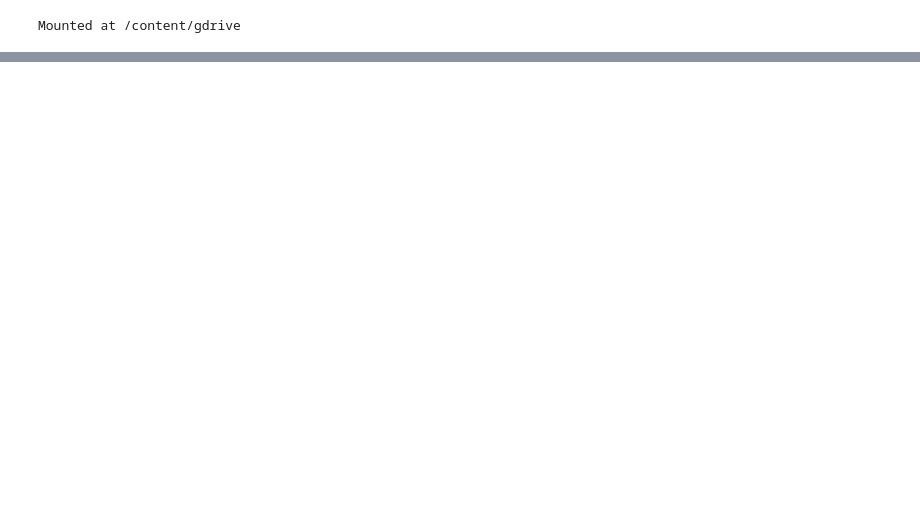
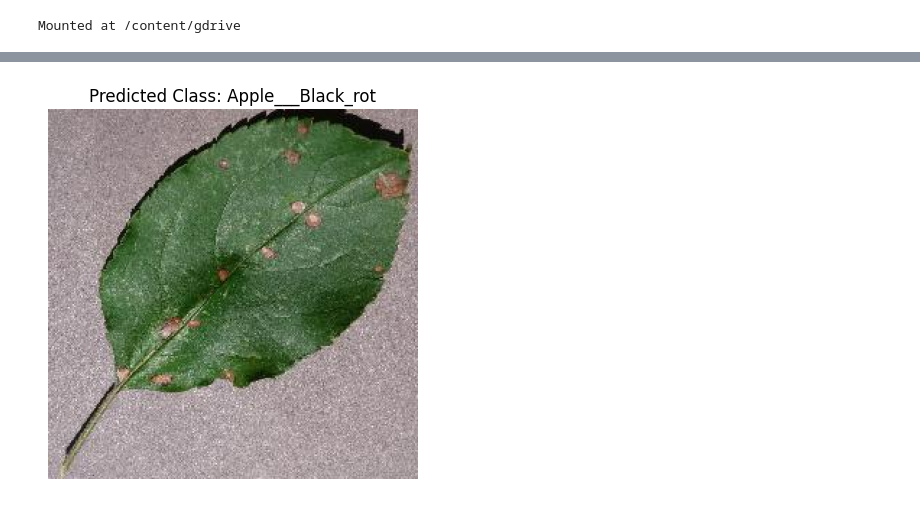
Before and after one commit to Haffizuddin7899/-Capstone-Project--Fungal_Disease_Classfication_In_Plants_Using_Leaf_Images-, a Jupyter notebook: Capstone.ipynb, the cells around one changed output, grey strips where cells are left out. Drawn from its saved outputs; the diff is of its cells as text; code cells hidden in the pictures; blank space fills up the shorter version.

```diff
--- a/Capstone.ipynb
+++ b/Capstone.ipynb
@@ -256,0 +287,4 @@ test_single_image('/content/gdrive/MyDrive/Capstone Project/DATA/data_split/test
+# %%
+# Example usage:
+test_single_image('/content/gdrive/MyDrive/Capstone Project/DATA/data_split/test/Apple___Black_rot/9bae8265-90e1-4b34-8db3-35b530fded3d___JR_FrgE.S 8667.JPG')
+# %% [output]
@@ -256,0 +292 @@ test_single_image('/content/gdrive/MyDrive/Capstone Project/DATA/data_split/test
+[figure, added]
```
Also changed, not shown: parts of 17 cells of this notebook.
